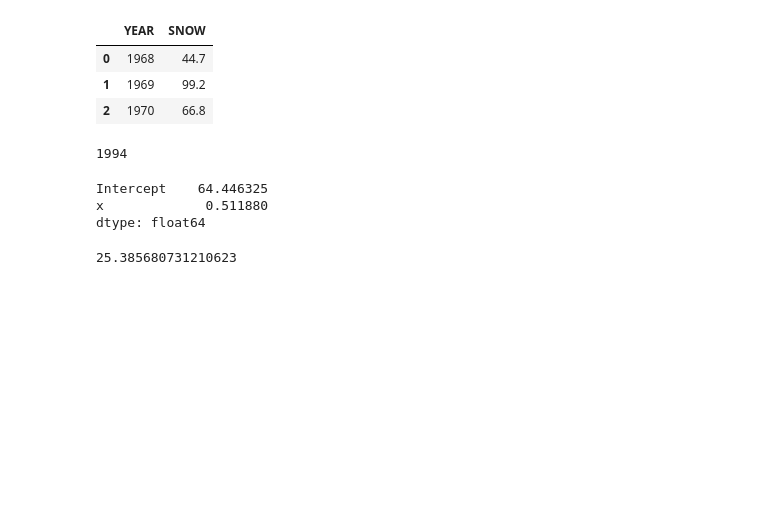
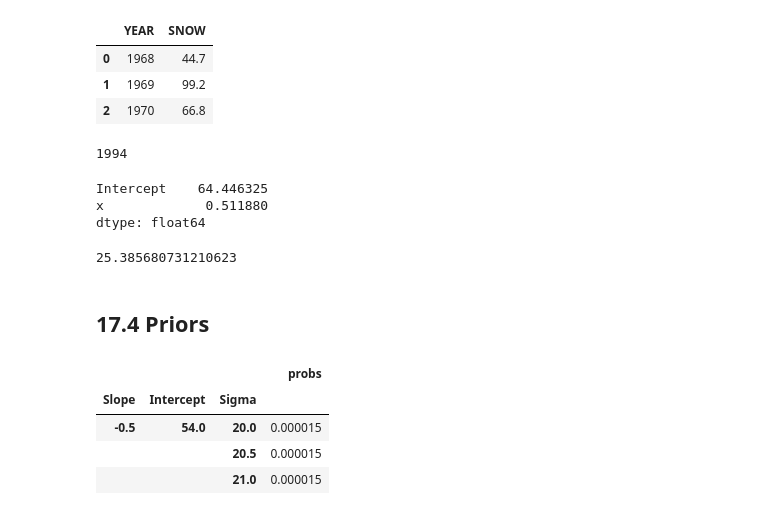
Before and after one commit to Xupeiyi/think-bayes, a Jupyter notebook: chapter17.ipynb, the cells around one changed output. Saved outputs shown, nothing was run; the diff lists cells and outputs as text; code cells hidden in the pictures; blank space fills up the shorter version.

```diff
--- a/chapter17.ipynb
+++ b/chapter17.ipynb
@@ -105,3 +105,30 @@ dtype: float64
 results.resid.std()
 # %% [output]
 25.385680731210623
+# %% [markdown]
+## 17.4 Priors
+# %%
+def make_joint3(pmf1, pmf2, pmf3):
+    """Make a joint distribution with three parameters."""
+    joint2 = make_joint(pmf2, pmf1).stack()
+    joint3 = make_joint(pmf3, joint2).stack()
+    return Pmf(joint3)
+
+
+qs = np.linspace(-0.5, 1.5, 51)
+prior_slope = make_uniform(qs, 'Slope')
+
+qs = np.linspace(54, 75, 41)
+prior_inter = make_uniform(qs, 'Intercept')
+
+qs = np.linspace(20, 35, 31)
+prior_sigma = make_uniform(qs, 'Sigma')
+
+prior = make_joint3(prior_slope, prior_inter, prior_sigma)
+prior.head(3)
+# %% [output]
+|  |  |  | probs |
+| Slope | Intercept | Sigma |  |
+| -0.5 | 54.0 | 20.0 | 0.000015 |
+|  |  | 20.5 | 0.000015 |
+|  |  | 21.0 | 0.000015 |
```
